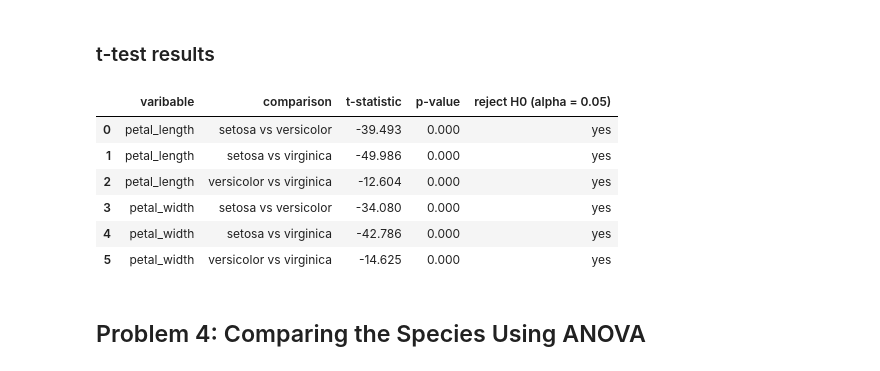
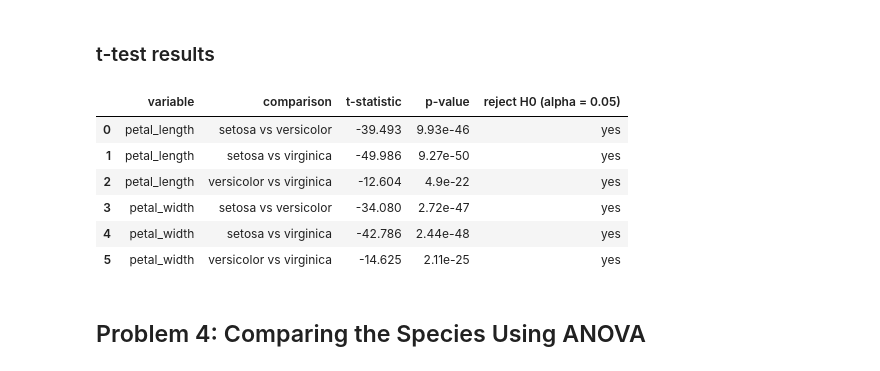
Before and after one commit to aiswarialajan124-png/appstat-assessment, a Jupyter notebook: problems.ipynb, the cells around one changed output. Drawn from its saved outputs; the diff is of its cells as text; code cells hidden in the pictures.

Commit message:
Fix t-test table column name and p-value format

```diff
--- a/problems.ipynb
+++ b/problems.ipynb
@@ -301,37 +301,37 @@ I use `scipy.stats.ttest_ind` with `equal_var=False`, which is Welch's t-test. I
 # %%
 # Every pair of species: setosa/versicolor, setosa/virginica, versicolor/virginica
 species_names = ["setosa", "versicolor", "virginica"]
 species_pairs = list(combinations(species_names, 2))
 
 rows = []
 for variable in ["petal_length", "petal_width"]:
     for first, second in species_pairs:
         # Measurements for each species in this pair
         sample_1 = iris.loc[iris["species"] == first, variable]
         sample_2 = iris.loc[iris["species"] == second, variable]
 
         # Welch's independant-samples t-test (two-sided)
         result = stats.ttest_ind(sample_1, sample_2, equal_var=False)
 
         rows.append({
-            "varibable": variable,
+            "variable": variable,
             "comparison": f"{first} vs {second}",
             "t-statistic": f"{result.statistic:.3f}",
-            "p-value": f"{result.pvalue:.3f}",
+            "p-value": f"{result.pvalue:.3g}",
             "reject H0 (alpha = 0.05)": "yes" if result.pvalue < 0.05 else "no",
         })
 
 # Summary table of all six tests
 ttest_table = pd.DataFrame(rows)
 ttest_table
 # %% [output]
-|  | varibable | comparison | t-statistic | p-value | reject H0 (alpha = 0.05) |
-| 0 | petal_length | setosa vs versicolor | -39.493 | 0.000 | yes |
-| 1 | petal_length | setosa vs virginica | -49.986 | 0.000 | yes |
-| 2 | petal_length | versicolor vs virginica | -12.604 | 0.000 | yes |
-| 3 | petal_width | setosa vs versicolor | -34.080 | 0.000 | yes |
-| 4 | petal_width | setosa vs virginica | -42.786 | 0.000 | yes |
-| 5 | petal_width | versicolor vs virginica | -14.625 | 0.000 | yes |
+|  | variable | comparison | t-statistic | p-value | reject H0 (alpha = 0.05) |
+| 0 | petal_length | setosa vs versicolor | -39.493 | 9.93e-46 | yes |
+| 1 | petal_length | setosa vs virginica | -49.986 | 9.27e-50 | yes |
+| 2 | petal_length | versicolor vs virginica | -12.604 | 4.9e-22 | yes |
+| 3 | petal_width | setosa vs versicolor | -34.080 | 2.72e-47 | yes |
+| 4 | petal_width | setosa vs virginica | -42.786 | 2.44e-48 | yes |
+| 5 | petal_width | versicolor vs virginica | -14.625 | 2.11e-25 | yes |
 # %% [markdown]
 ## Problem 4: Comparing the Species Using ANOVA
 # %% [markdown]
```
